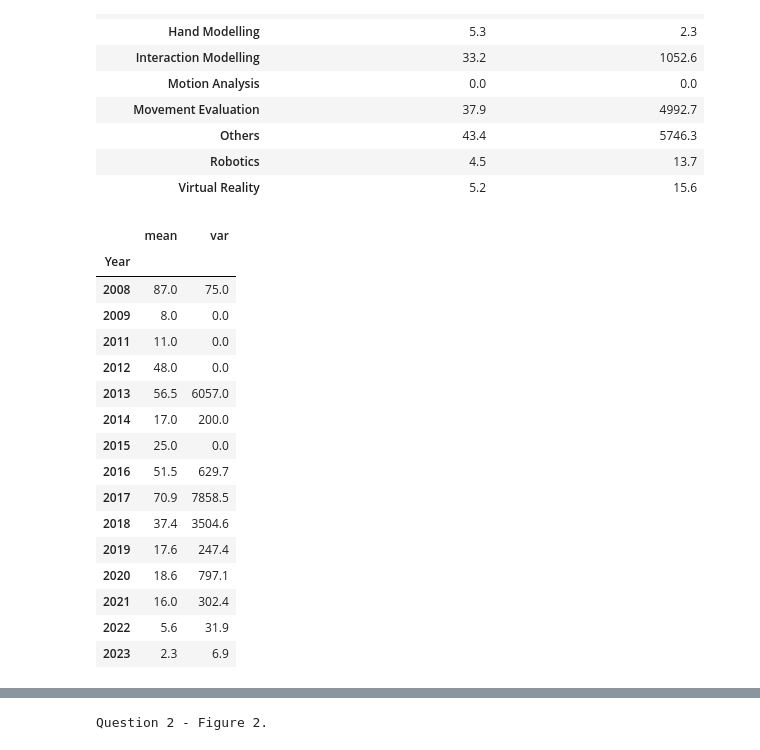
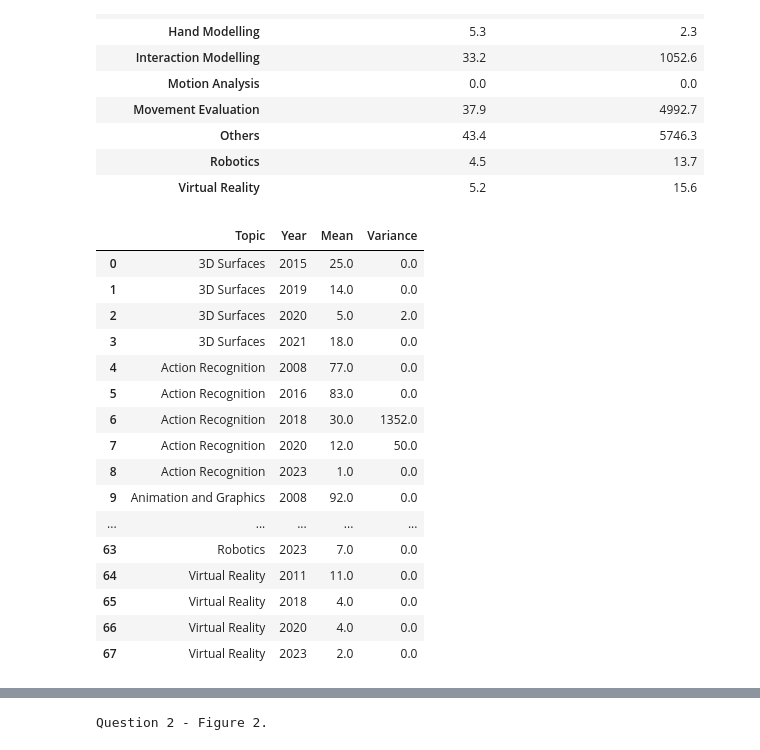
Before and after one commit to alasdair-breasley/pds-assignment, a Jupyter notebook: PDS_Assignment.ipynb, the cells around one changed output, grey strips where cells are left out. Saved outputs shown, nothing was run; the diff lists cells and outputs as text; code cells hidden in the pictures.

```diff
--- a/PDS_Assignment.ipynb
+++ b/PDS_Assignment.ipynb
@@ -552,30 +555,34 @@ Question 2. - Table 1.
 # %%
 # Figure 1
 
-citations_dataframe_fig1 = unique_journal_papers_dataframe_bytopic.groupby(["Year"])["Number of Citations"].agg(["mean", "var"])
+citations_dataframe_fig1 = unique_journal_papers_dataframe_bytopic.groupby(["Topic", "Year"])["Number of Citations"].agg(["mean", "var"]).reset_index()
 
 # Fill NaNs with 0 - NaNs for variance appear because variance is trying to be calculated over one value
 citations_dataframe_fig1 = citations_dataframe_fig1.fillna(0)
 
 # Round mean and var columns to 1 decimal place
 citations_dataframe_fig1 = citations_dataframe_fig1.round({"mean" : 1, "var" : 1})
 
+# Rename columns
+citations_dataframe_fig1 = citations_dataframe_fig1.rename(columns = {"mean" : "Mean",
+                                      "var" : "Variance"})
+
 citations_dataframe_fig1
 # %% [output]
-|  | mean | var |
-| Year |  |  |
-| 2008 | 87.0 | 75.0 |
-| 2009 | 8.0 | 0.0 |
-| 2011 | 11.0 | 0.0 |
-| 2012 | 48.0 | 0.0 |
-| 2013 | 56.5 | 6057.0 |
-| 2014 | 17.0 | 200.0 |
-| 2015 | 25.0 | 0.0 |
-| 2016 | 51.5 | 629.7 |
-| 2017 | 70.9 | 7858.5 |
-| 2018 | 37.4 | 3504.6 |
-| 2019 | 17.6 | 247.4 |
-| 2020 | 18.6 | 797.1 |
-| 2021 | 16.0 | 302.4 |
-| 2022 | 5.6 | 31.9 |
-| 2023 | 2.3 | 6.9 |
+|  | Topic | Year | Mean | Variance |
+| 0 | 3D Surfaces | 2015 | 25.0 | 0.0 |
+| 1 | 3D Surfaces | 2019 | 14.0 | 0.0 |
+| 2 | 3D Surfaces | 2020 | 5.0 | 2.0 |
+| 3 | 3D Surfaces | 2021 | 18.0 | 0.0 |
+| 4 | Action Recognition | 2008 | 77.0 | 0.0 |
+| 5 | Action Recognition | 2016 | 83.0 | 0.0 |
+| 6 | Action Recognition | 2018 | 30.0 | 1352.0 |
+| 7 | Action Recognition | 2020 | 12.0 | 50.0 |
+| 8 | Action Recognition | 2023 | 1.0 | 0.0 |
+| 9 | Animation and Graphics | 2008 | 92.0 | 0.0 |
+| ... | ... | ... | ... | ... |
+| 63 | Robotics | 2023 | 7.0 | 0.0 |
+| 64 | Virtual Reality | 2011 | 11.0 | 0.0 |
+| 65 | Virtual Reality | 2018 | 4.0 | 0.0 |
+| 66 | Virtual Reality | 2020 | 4.0 | 0.0 |
+| 67 | Virtual Reality | 2023 | 2.0 | 0.0 |
```
Also changed, not shown: parts of 3 cells of this notebook.
